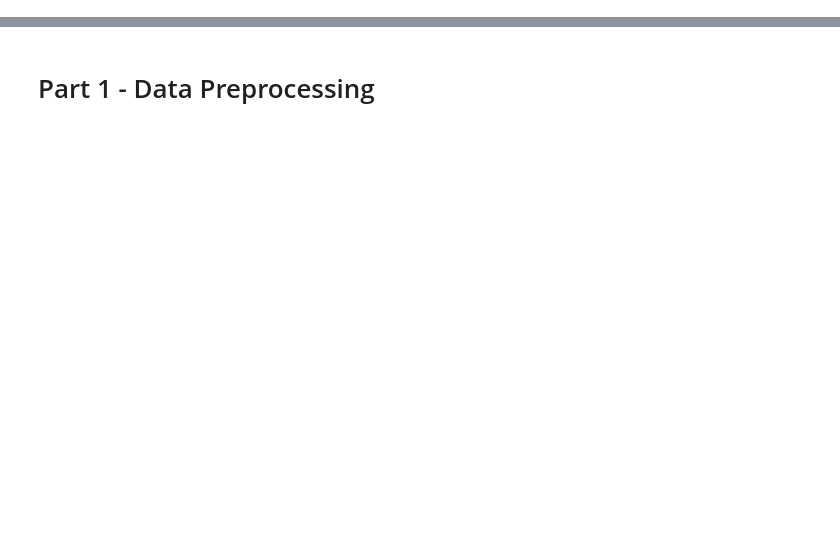
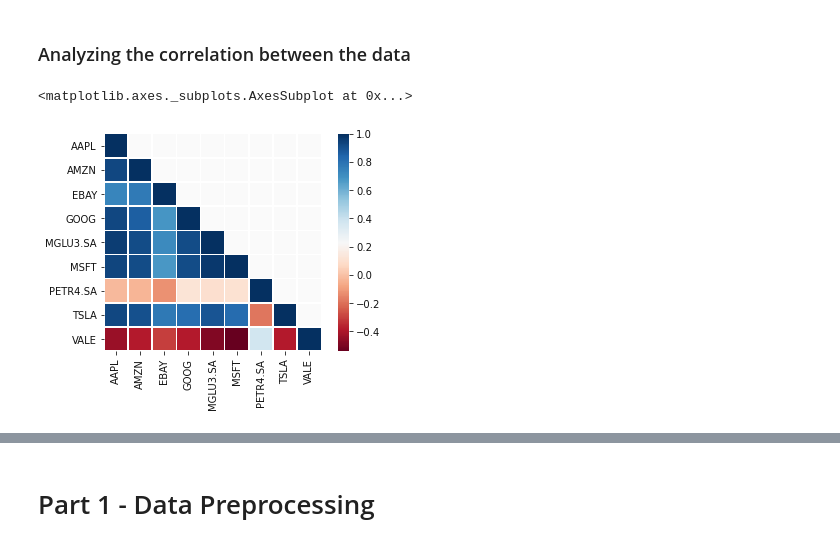
Before and after one commit to danielsoares1988/stock_price_prediction, a Jupyter notebook: stock_price_prediction.ipynb, the cells around one changed output, grey strips where cells are left out. Saved outputs shown, nothing was run; the diff lists cells and outputs as text; code cells hidden in the pictures; blank space fills up the shorter version.

```diff
--- a/stock_price_prediction.ipynb
+++ b/stock_price_prediction.ipynb
@@ -0,0 +53,13 @@
+# %% [markdown]
+### Analyzing the correlation between the data
+# %%
+# Calculating the correlation
+corr = df_companies.Close.corr()
+
+# Ploting the results
+mask = np.zeros_like(corr, dtype=np.bool)
+mask[np.triu_indices_from(mask, 1)] = True
+sns.heatmap(corr, mask=mask, cmap='RdBu', square=True, linewidths=.5)
+# %% [output]
+<matplotlib.axes._subplots.AxesSubplot at 0x...>
+[figure, added]
```
Also changed, not shown: parts of 48 cells of this notebook, 5 other files.
